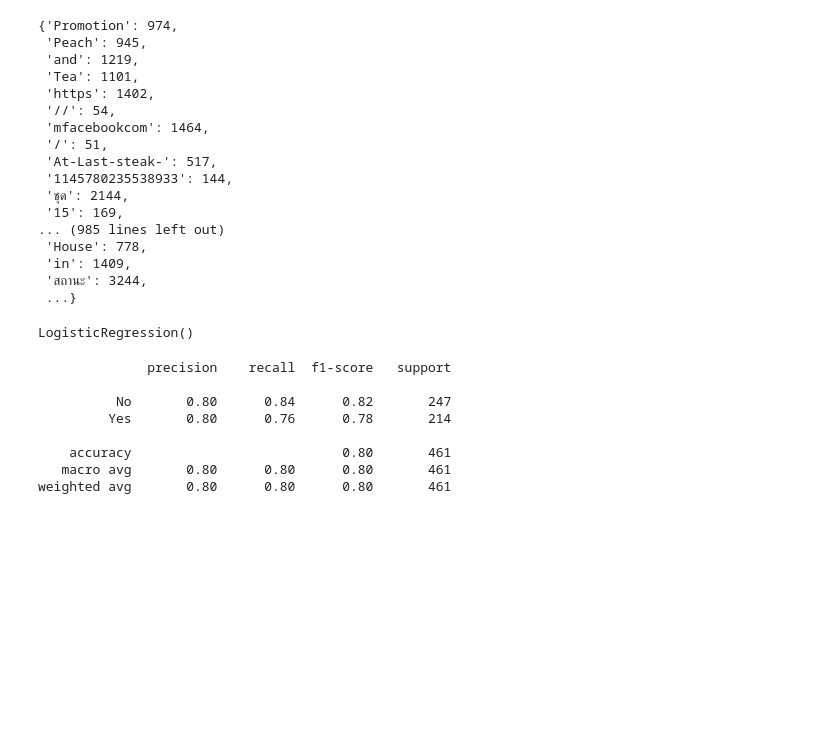
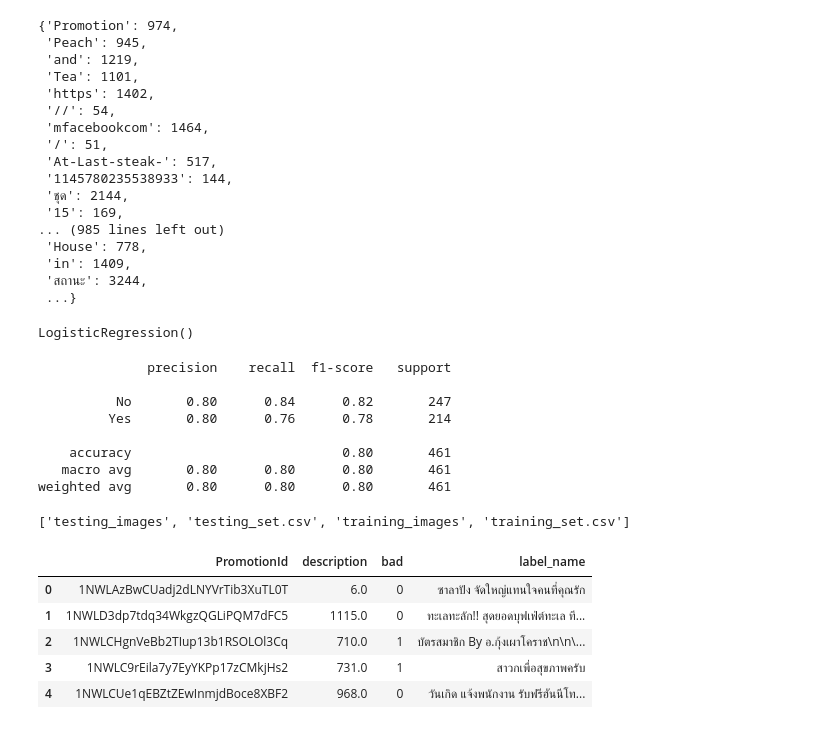
Before and after one commit to Phakamon/Work, a Jupyter notebook: Untitled12.ipynb, the cells around one changed output. Saved outputs shown, nothing was run; the diff lists cells and outputs as text; code cells hidden in the pictures; blank space fills up the shorter version.

```diff
--- a/Untitled12.ipynb
+++ b/Untitled12.ipynb
@@ -216,0 +222,26 @@ weighted avg       0.80      0.80      0.80       461
+# %%
+WORK_DIR = "Assignments"
+label_col = "description"
+img_col = "Image"
+train_folder = "train"
+test_folder = "test"
+
+os.listdir(WORK_DIR)
+# %% [output]
+['testing_images', 'testing_set.csv', 'training_images', 'training_set.csv']
+# %%
+train_labels = pd.read_csv(os.path.join(WORK_DIR, "training_set.csv"))
+label_names = train_labels[label_col].value_counts().index
+label_map = {name:i for (i,name) in enumerate(label_names)}
+inv_label_map = {v: k for k, v in label_map.items()}
+
+train_labels['label_name'] = train_labels[label_col].copy()
+train_labels[label_col] = train_labels[label_col].map(label_map)
+display(train_labels.head())
+# %% [output]
+|  | PromotionId | description | bad | label_name |
+| 0 | 1NWLAzBwCUadj2dLNYVrTib3XuTL0T | 6.0 | 0 | ซาลาปัง จัดใหญ่แทนใจคนที่คุณรัก |
+| 1 | 1NWLD3dp7tdq34WkgzQGLiPQM7dFC5 | 1115.0 | 0 | ทะเลทะลัก!! สุดยอดบุฟเฟ่ต์ทะเล ที... |
+| 2 | 1NWLCHgnVeBb2TIup13b1RSOLOl3Cq | 710.0 | 1 | บัตรสมาชิก By อ.กุ้งเผาโคราช\n\n\... |
+| 3 | 1NWLC9rEila7y7EyYKPp17zCMkjHs2 | 731.0 | 1 | สาวกเพื่อสุขภาพครับ |
+| 4 | 1NWLCUe1qEBZtZEwInmjdBoce8XBF2 | 968.0 | 0 | วันเกิด แจ้งพนักงาน รับฟรีฮันนีโท... |
```
Also changed, not shown: parts of 4 cells of this notebook.
